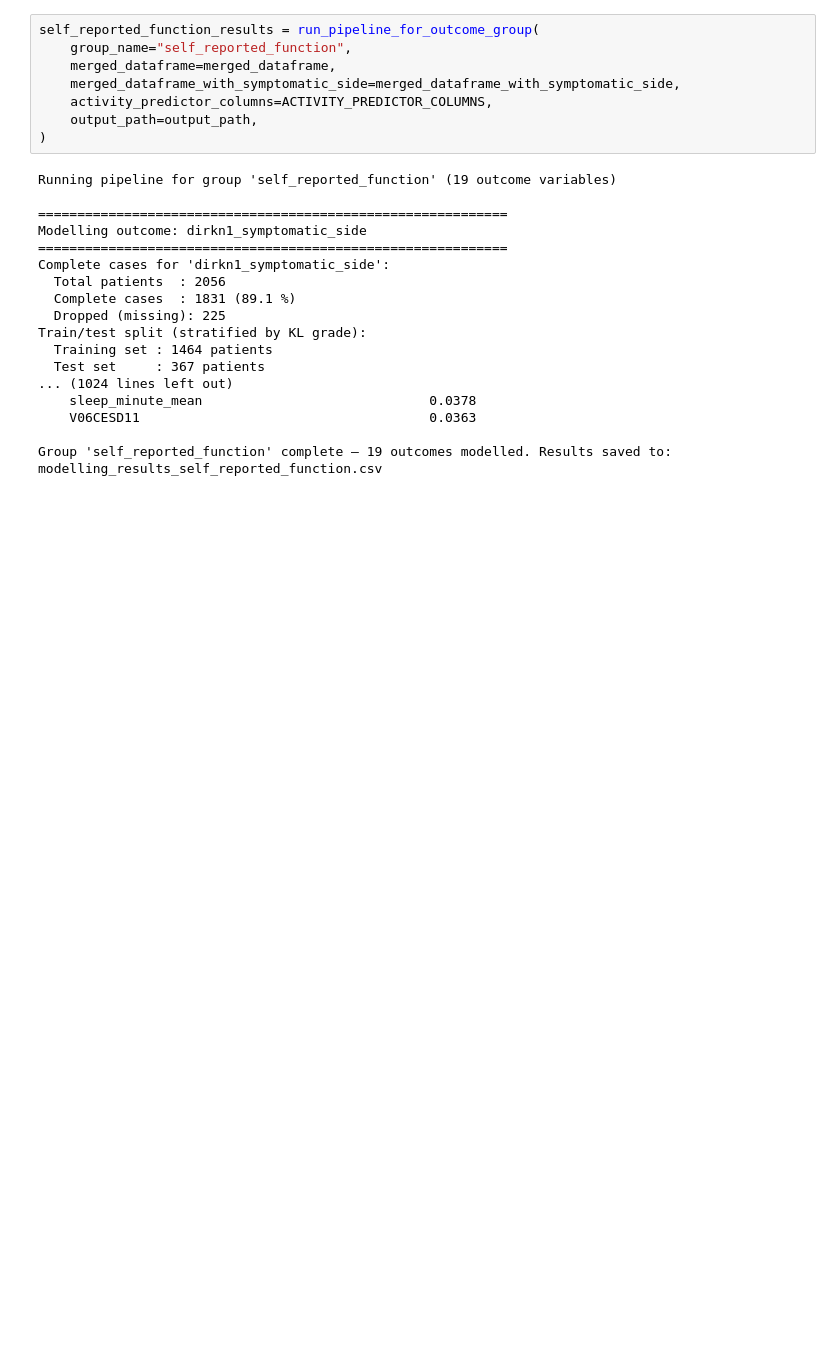
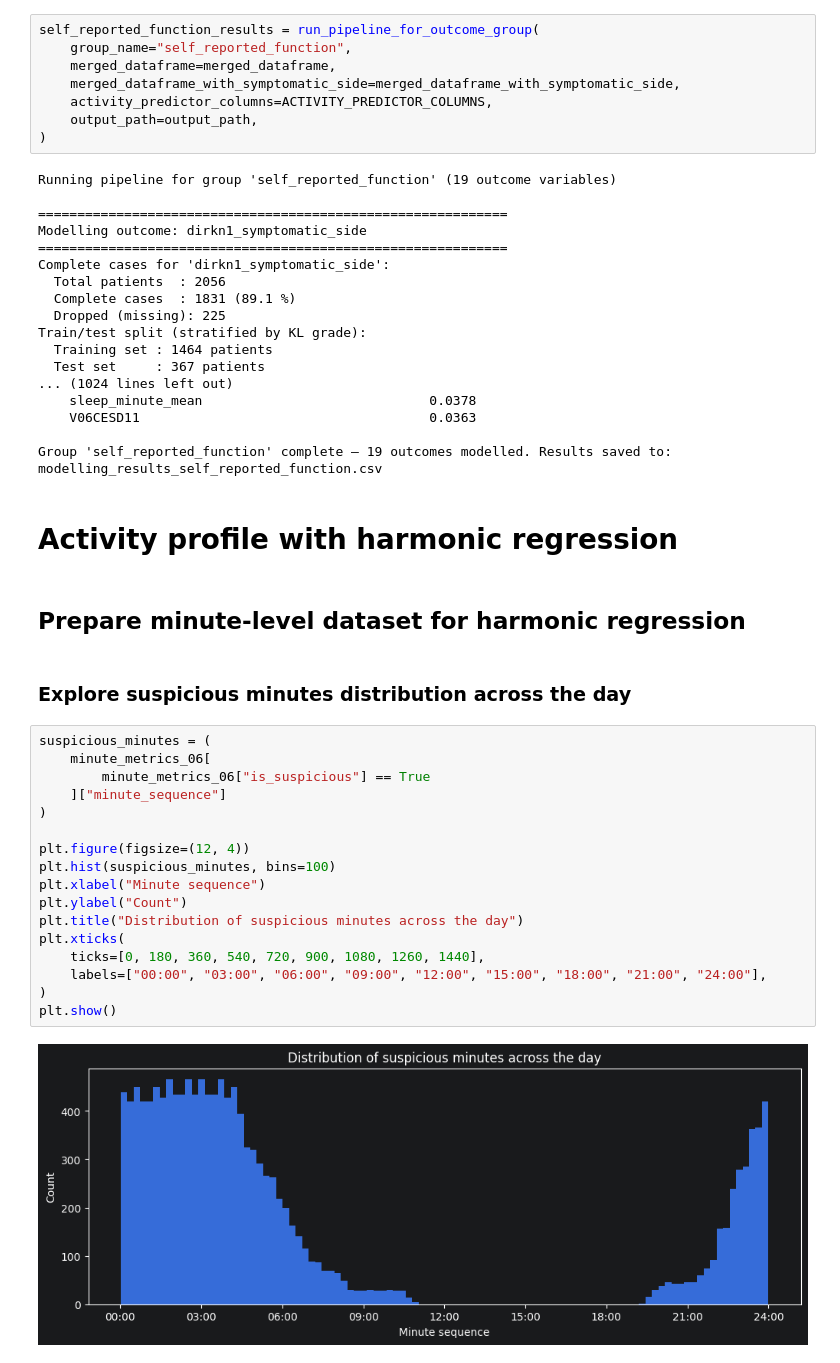
Before and after one commit to ninaschmidsberger/master-thesis, a Jupyter notebook: src/main.ipynb, the cells around one changed output. Saved outputs shown, nothing was run; the diff lists cells and outputs as text; blank space fills up the shorter version.

```diff
--- a/src/main.ipynb
+++ b/src/main.ipynb
@@ -3458,3 +3458,28 @@ Train/test split (stratified by KL grade):
     V06CESD11                                     0.0363
 
 Group 'self_reported_function' complete — 19 outcomes modelled. Results saved to: modelling_results_self_reported_function.csv
+# %% [markdown]
+# Activity profile with harmonic regression
+# %% [markdown]
+## Prepare minute-level dataset for harmonic regression
+# %% [markdown]
+### Explore suspicious minutes distribution across the day
+# %%
+suspicious_minutes = (
+    minute_metrics_06[
+        minute_metrics_06["is_suspicious"] == True
+    ]["minute_sequence"]
+)
+
+plt.figure(figsize=(12, 4))
+plt.hist(suspicious_minutes, bins=100)
+plt.xlabel("Minute sequence")
+plt.ylabel("Count")
+plt.title("Distribution of suspicious minutes across the day")
+plt.xticks(
+    ticks=[0, 180, 360, 540, 720, 900, 1080, 1260, 1440],
+    labels=["00:00", "03:00", "06:00", "09:00", "12:00", "15:00", "18:00", "21:00", "24:00"],
+)
+plt.show()
+# %% [output]
+[figure, added]
```
Also changed, not shown: parts of 14 cells of this notebook.
